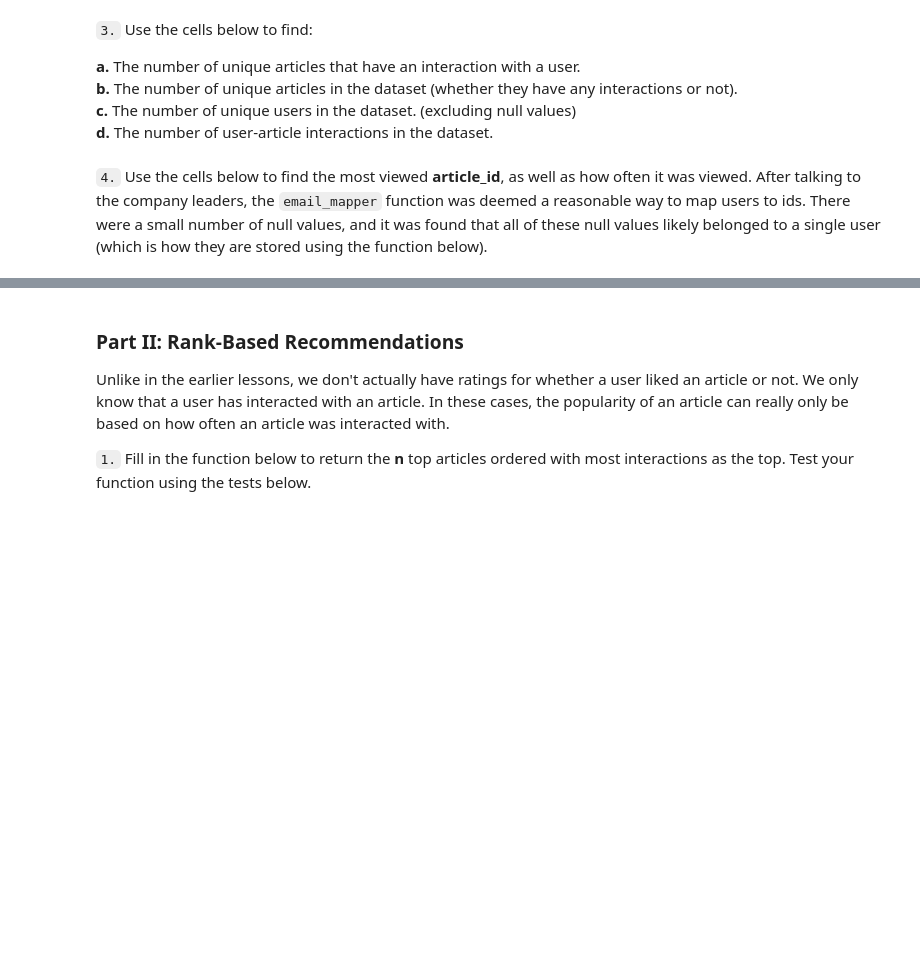
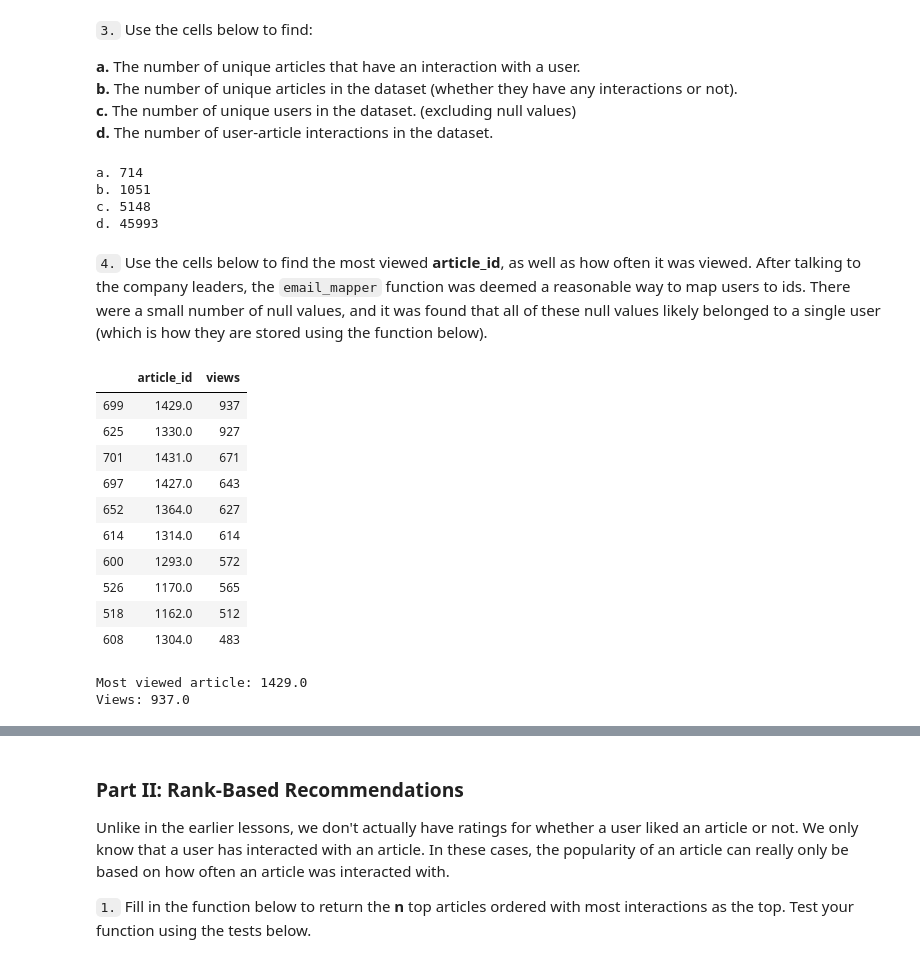
Before and after one commit to brunowdev/recommendations-with-ibm, a Jupyter notebook: Recommendations_with_IBM.ipynb, the cells around one changed output, grey strips where cells are left out. Drawn from its saved outputs; the diff is of its cells as text; code cells hidden in the pictures; blank space fills up the shorter version.

```diff
--- a/Recommendations_with_IBM.ipynb
+++ b/Recommendations_with_IBM.ipynb
@@ -108,4 +116,14 @@ max_views_by_user = 364 # The maximum number of user-article interactions by any
 **b.** The number of unique articles in the dataset (whether they have any interactions or not).<br>
 **c.** The number of unique users in the dataset. (excluding null values) <br>
 **d.** The number of user-article interactions in the dataset.
+# %%
+print(f'a. {len(df.article_id.unique())}')
+print(f'b. {len(df_content.article_id.unique())}')
+print(f'c. {len(df.dropna(subset = ["email"]).email.unique())}')
+print(f'd. {len(df)}')
+# %% [output]
+a. 714
+b. 1051
+c. 5148
+d. 45993
 # %%
@@ -116,8 +134,31 @@ user_article_interactions = # The number of user-article interactions
 # %% [markdown]
 `4.` Use the cells below to find the most viewed **article_id**, as well as how often it was viewed.  After talking to the company leaders, the `email_mapper` function was deemed a reasonable way to map users to ids.  There were a small number of null values, and it was found that all of these null values likely belonged to a single user (which is how they are stored using the function below).
+# %%
+articles_views = df.groupby(['article_id']).count().reset_index()[['article_id', 'title']]\
+    .sort_values(by = ['title'], ascending = False).rename({'title': 'views'}, axis = 1)
+
+articles_views.head(10)
+# %% [output]
+|  | article_id | views |
+| 699 | 1429.0 | 937 |
+| 625 | 1330.0 | 927 |
+| 701 | 1431.0 | 671 |
+| 697 | 1427.0 | 643 |
+| 652 | 1364.0 | 627 |
+| 614 | 1314.0 | 614 |
+| 600 | 1293.0 | 572 |
+| 526 | 1170.0 | 565 |
+| 518 | 1162.0 | 512 |
+| 608 | 1304.0 | 483 |
 # %%
-most_viewed_article_id = # The most viewed article in the dataset as a string with one value following the decimal
-max_views = # The most viewed article in the dataset was viewed how many times?
+most_viewed_article_id = str(articles_views.iloc[0].article_id) # The most viewed article in the dataset as a string with one value following the decimal
+max_views = articles_views.iloc[0].views # The most viewed article in the dataset was viewed how many times?
+
+print(f'Most viewed article: {most_viewed_article_id}')
+print(f'Views: {max_views}')
+# %% [output]
+Most viewed article: 1429.0
+Views: 937.0
 # %%
 ## No need to change the code here - this will be helpful for later parts of the notebook
 # Run this cell to map the user email to a user_id column and remove the email column
```
Also changed, not shown: parts of 5 cells of this notebook.
